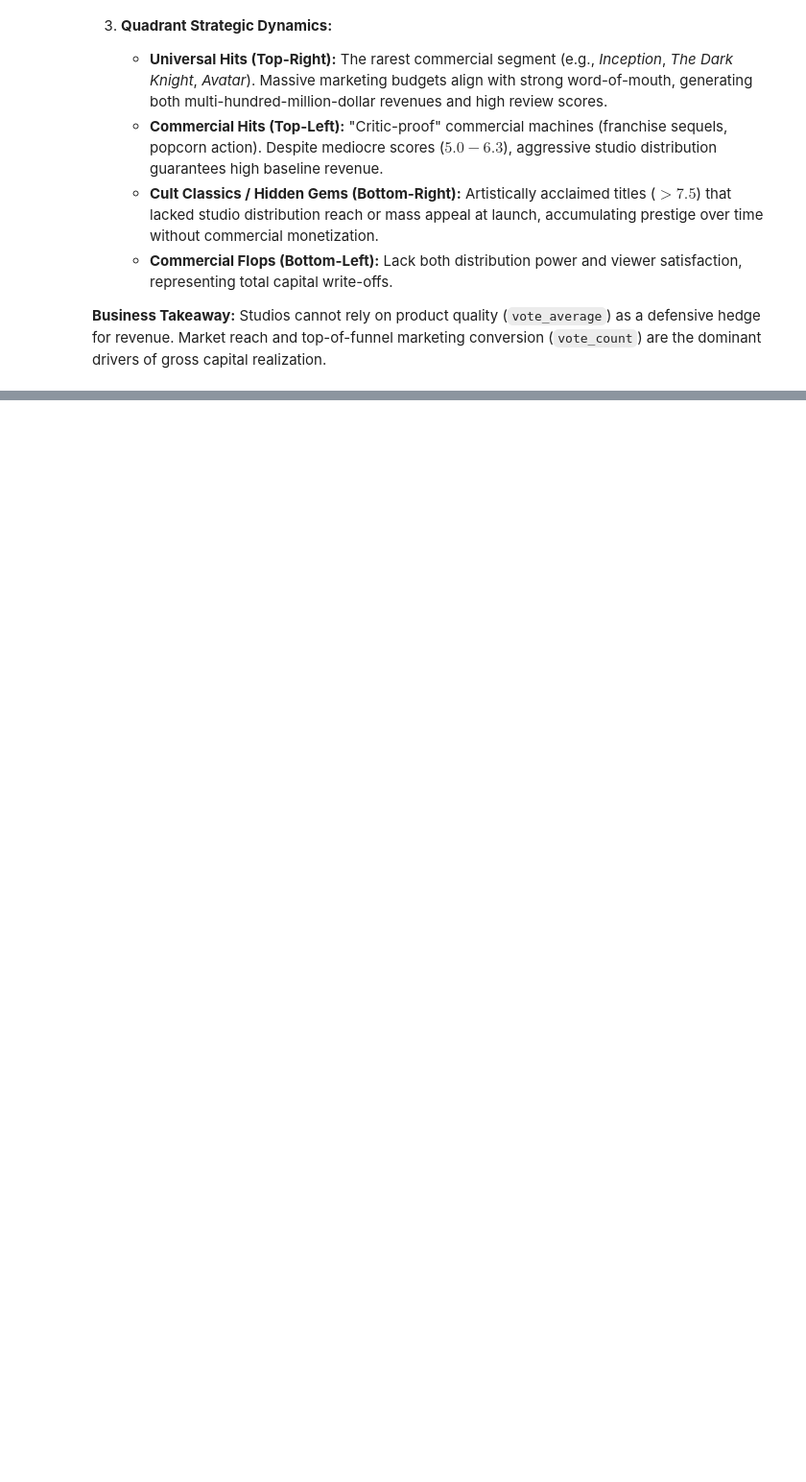
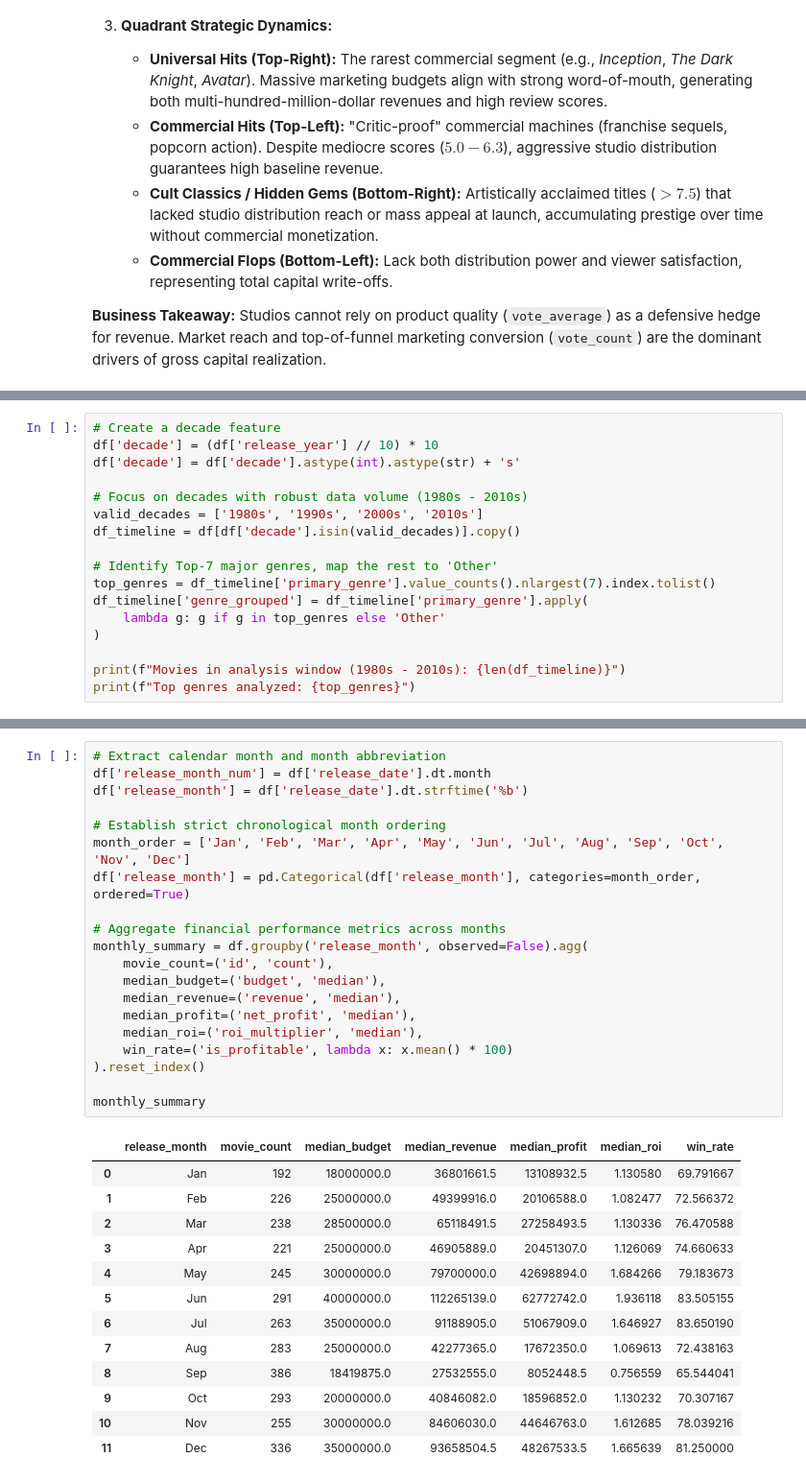
Before and after one commit to ellseyy/movie-economics-eda, a Jupyter notebook: notebooks/02_eda_hypotheses.ipynb, the cells around one changed output, grey strips where cells are left out. Shown at 96% size. Saved outputs shown, nothing was run; the diff lists cells and outputs as text; blank space fills up the shorter version.

```diff
--- a/notebooks/02_eda_hypotheses.ipynb
+++ b/notebooks/02_eda_hypotheses.ipynb
@@ -314,0 +325,17 @@ Studios cannot rely on product quality (`vote_average`) as a defensive hedge for
+# %%
+# Create a decade feature
+df['decade'] = (df['release_year'] // 10) * 10
+df['decade'] = df['decade'].astype(int).astype(str) + 's'
+
+# Focus on decades with robust data volume (1980s - 2010s)
+valid_decades = ['1980s', '1990s', '2000s', '2010s']
+df_timeline = df[df['decade'].isin(valid_decades)].copy()
+
+# Identify Top-7 major genres, map the rest to 'Other'
+top_genres = df_timeline['primary_genre'].value_counts().nlargest(7).index.tolist()
+df_timeline['genre_grouped'] = df_timeline['primary_genre'].apply(
+    lambda g: g if g in top_genres else 'Other'
+)
+
+print(f"Movies in analysis window (1980s - 2010s): {len(df_timeline)}")
+print(f"Top genres analyzed: {top_genres}")
@@ -314,0 +556,34 @@ Studios cannot rely on product quality (`vote_average`) as a defensive hedge for
+# %%
+# Extract calendar month and month abbreviation
+df['release_month_num'] = df['release_date'].dt.month
+df['release_month'] = df['release_date'].dt.strftime('%b')
+
+# Establish strict chronological month ordering
+month_order = ['Jan', 'Feb', 'Mar', 'Apr', 'May', 'Jun', 'Jul', 'Aug', 'Sep', 'Oct', 'Nov', 'Dec']
+df['release_month'] = pd.Categorical(df['release_month'], categories=month_order, ordered=True)
+
+# Aggregate financial performance metrics across months
+monthly_summary = df.groupby('release_month', observed=False).agg(
+    movie_count=('id', 'count'),
+    median_budget=('budget', 'median'),
+    median_revenue=('revenue', 'median'),
+    median_profit=('net_profit', 'median'),
+    median_roi=('roi_multiplier', 'median'),
+    win_rate=('is_profitable', lambda x: x.mean() * 100)
+).reset_index()
+
+monthly_summary
+# %% [output]
+|  | release_month | movie_count | median_budget | median_revenue | median_profit | median_roi | win_rate |
+| 0 | Jan | 192 | 18000000.0 | 36801661.5 | 13108932.5 | 1.130580 | 69.791667 |
+| 1 | Feb | 226 | 25000000.0 | 49399916.0 | 20106588.0 | 1.082477 | 72.566372 |
+| 2 | Mar | 238 | 28500000.0 | 65118491.5 | 27258493.5 | 1.130336 | 76.470588 |
+| 3 | Apr | 221 | 25000000.0 | 46905889.0 | 20451307.0 | 1.126069 | 74.660633 |
+| 4 | May | 245 | 30000000.0 | 79700000.0 | 42698894.0 | 1.684266 | 79.183673 |
+| 5 | Jun | 291 | 40000000.0 | 112265139.0 | 62772742.0 | 1.936118 | 83.505155 |
+| 6 | Jul | 263 | 35000000.0 | 91188905.0 | 51067909.0 | 1.646927 | 83.650190 |
+| 7 | Aug | 283 | 25000000.0 | 42277365.0 | 17672350.0 | 1.069613 | 72.438163 |
+| 8 | Sep | 386 | 18419875.0 | 27532555.0 | 8052448.5 | 0.756559 | 65.544041 |
+| 9 | Oct | 293 | 20000000.0 | 40846082.0 | 18596852.0 | 1.130232 | 70.307167 |
+| 10 | Nov | 255 | 30000000.0 | 84606030.0 | 44646763.0 | 1.612685 | 78.039216 |
+| 11 | Dec | 336 | 35000000.0 | 93658504.5 | 48267533.5 | 1.665639 | 81.250000 |
```
Also changed, not shown: parts of 13 cells of this notebook.
